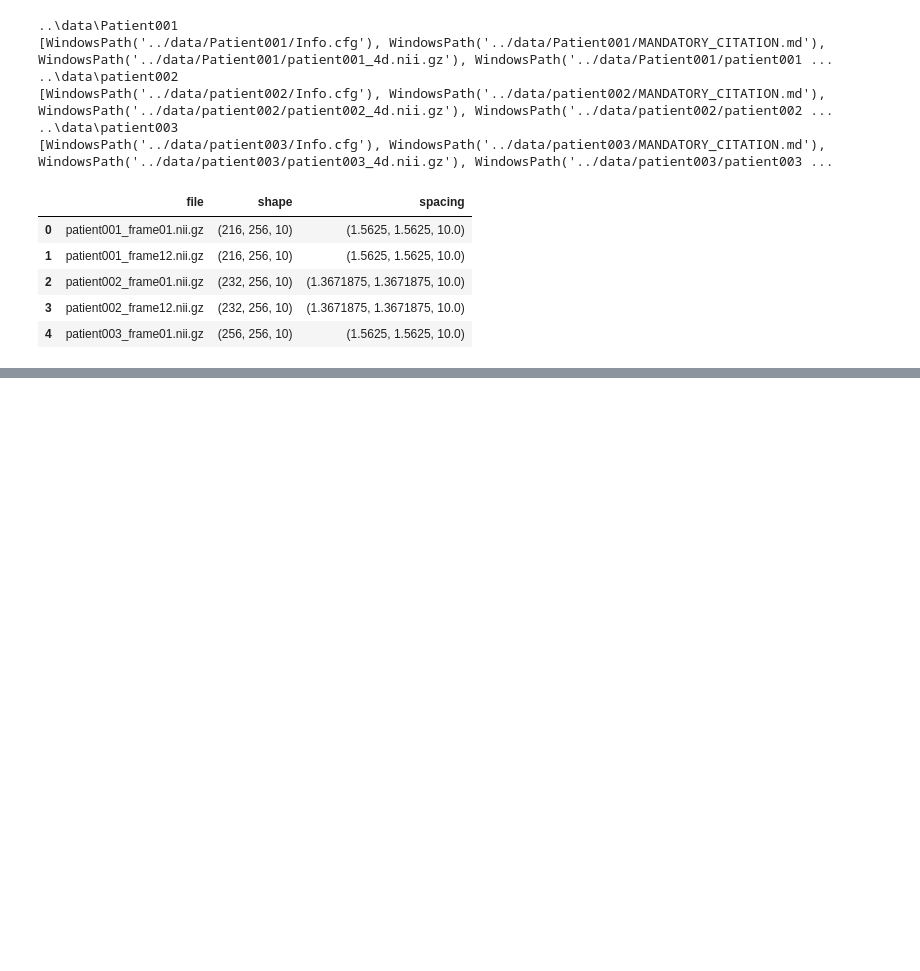
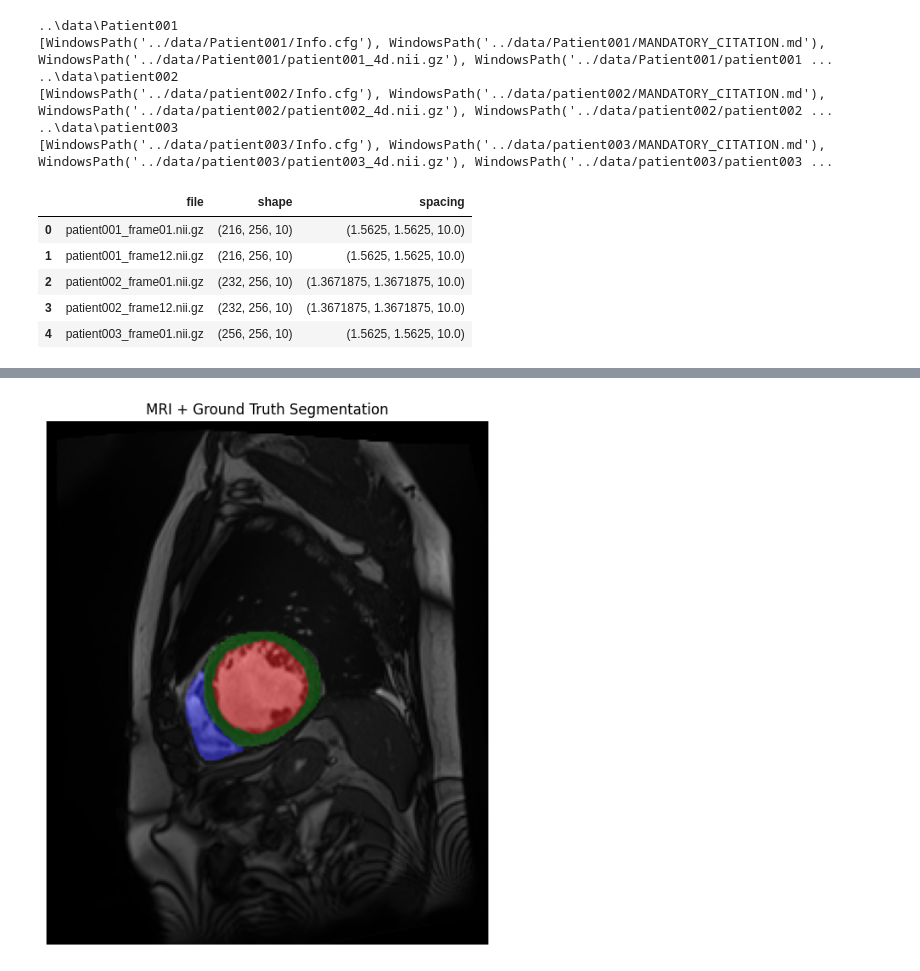
Before and after one commit to Campi07/Cardiac-MRI-AutoEF, a Jupyter notebook: notebooks/dataset_exploration.ipynb, the cells around one changed output, grey strips where cells are left out. Drawn from its saved outputs; the diff is of its cells as text; code cells hidden in the pictures; blank space fills up the shorter version.

```diff
--- a/notebooks/dataset_exploration.ipynb
+++ b/notebooks/dataset_exploration.ipynb
@@ -90,0 +135,17 @@ plt.show()
+# %%
+fig, ax = plt.subplots(figsize=(8,8))
+
+ax.imshow(image_data[:, :, slice_idx], cmap='gray')
+
+ax.imshow(
+    mask[:, :, slice_idx],
+    cmap=cmap,
+    alpha=0.4
+)
+
+ax.set_title("MRI + Ground Truth Segmentation")
+ax.axis("off")
+
+plt.show()
+# %% [output]
+[figure, added]
```
Also changed, not shown: parts of 1 cell of this notebook, 39 other files.
